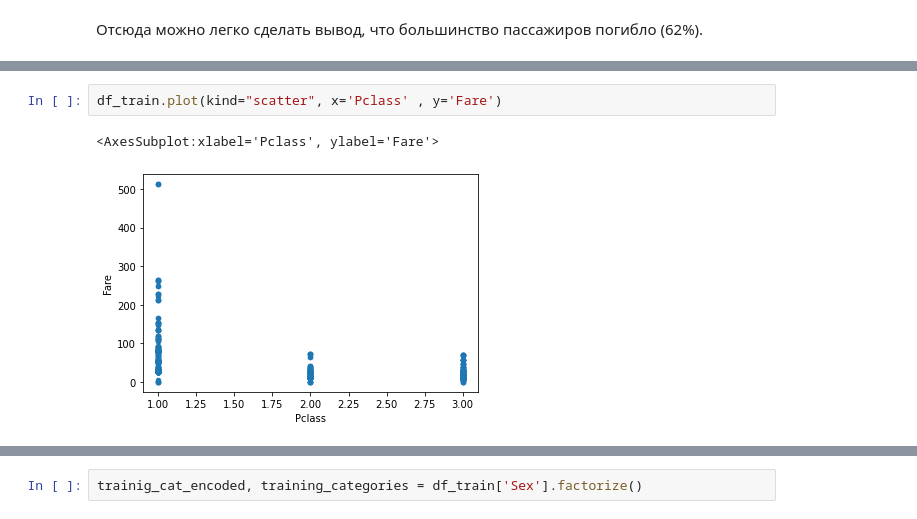
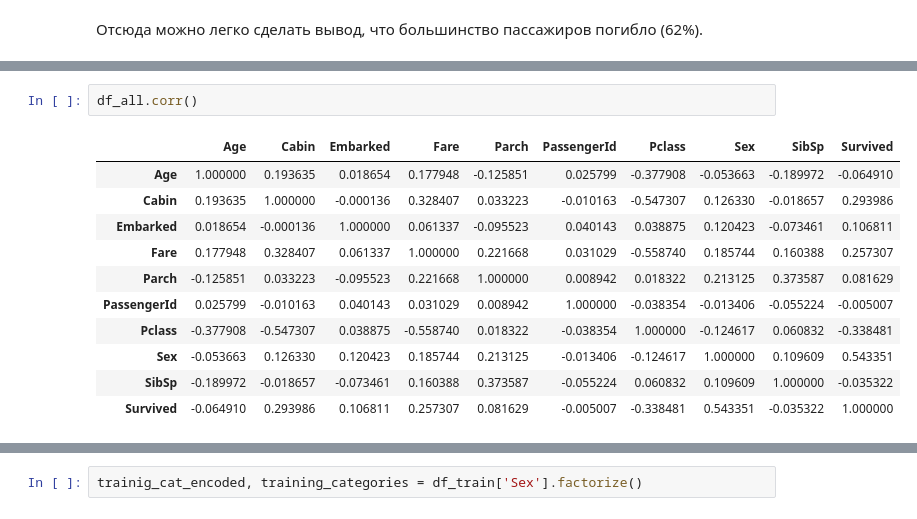
Before and after one commit to Lpshkn/Tutors, a Jupyter notebook: Practice/Titanic/Solution.ipynb, the cells around one changed output, grey strips where cells are left out. Saved outputs shown, nothing was run; the diff lists cells and outputs as text.

```diff
--- a/Practice/Titanic/Solution.ipynb
+++ b/Practice/Titanic/Solution.ipynb
@@ -367,5 +405,14 @@ quantitative
-# %%
-df_train.plot(kind="scatter", x='Pclass' , y='Fare')
-# %% [output]
-<AxesSubplot:xlabel='Pclass', ylabel='Fare'>
-[figure, removed]
+# %%
+df_all.corr()
+# %% [output]
+|  | Age | Cabin | Embarked | Fare | Parch | PassengerId | Pclass | Sex | SibSp | Survived |
+| Age | 1.000000 | 0.193635 | 0.018654 | 0.177948 | -0.125851 | 0.025799 | -0.377908 | -0.053663 | -0.189972 | -0.064910 |
+| Cabin | 0.193635 | 1.000000 | -0.000136 | 0.328407 | 0.033223 | -0.010163 | -0.547307 | 0.126330 | -0.018657 | 0.293986 |
+| Embarked | 0.018654 | -0.000136 | 1.000000 | 0.061337 | -0.095523 | 0.040143 | 0.038875 | 0.120423 | -0.073461 | 0.106811 |
+| Fare | 0.177948 | 0.328407 | 0.061337 | 1.000000 | 0.221668 | 0.031029 | -0.558740 | 0.185744 | 0.160388 | 0.257307 |
+| Parch | -0.125851 | 0.033223 | -0.095523 | 0.221668 | 1.000000 | 0.008942 | 0.018322 | 0.213125 | 0.373587 | 0.081629 |
+| PassengerId | 0.025799 | -0.010163 | 0.040143 | 0.031029 | 0.008942 | 1.000000 | -0.038354 | -0.013406 | -0.055224 | -0.005007 |
+| Pclass | -0.377908 | -0.547307 | 0.038875 | -0.558740 | 0.018322 | -0.038354 | 1.000000 | -0.124617 | 0.060832 | -0.338481 |
+| Sex | -0.053663 | 0.126330 | 0.120423 | 0.185744 | 0.213125 | -0.013406 | -0.124617 | 1.000000 | 0.109609 | 0.543351 |
+| SibSp | -0.189972 | -0.018657 | -0.073461 | 0.160388 | 0.373587 | -0.055224 | 0.060832 | 0.109609 | 1.000000 | -0.035322 |
+| Survived | -0.064910 | 0.293986 | 0.106811 | 0.257307 | 0.081629 | -0.005007 | -0.338481 | 0.543351 | -0.035322 | 1.000000 |
```
Also changed, not shown: parts of 19 cells of this notebook.
